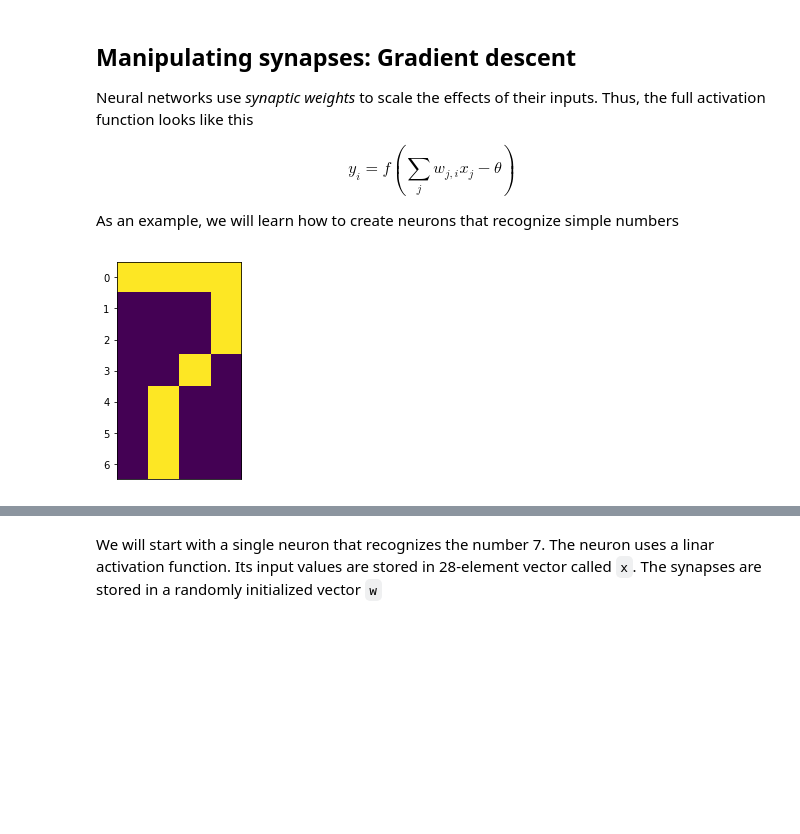
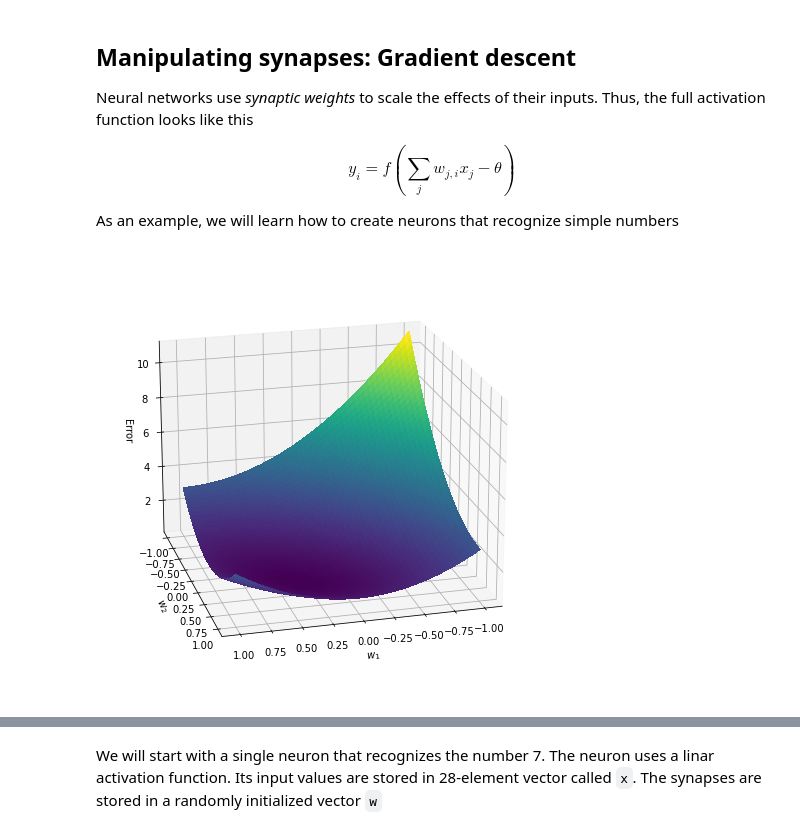
Before and after one commit to TheRealDrDre/CompCogNeuro, a Jupyter notebook: ANN/ANN_1.ipynb, the cells around one changed output, grey strips where cells are left out. Cells and saved outputs as stored; diff of their text form; code cells hidden in the pictures; blank space fills up the shorter version.

Commit message:
Improved perceptrons

```diff
--- a/ANN/ANN_1.ipynb
+++ b/ANN/ANN_1.ipynb
@@ -110,10 +110,28 @@ y_i = f(\sum_j w_{j,i}x_j - \theta)
 $$
 
 As an example, we will learn how to create neurons that recognize simple numbers
-# %%
-num = np.loadtxt("7.txt")  # Load the corresponding file , 1...9.txt
-plt.imshow(num, interpolation="None")
-plt.xticks([])
-plt.show()
-# %% [output]
-[figure, removed]
+# %%
+w1 = np.linspace(-1, 1, 100)
+w2 = np.linspace(-1, 1, 100)
+inputs = [(0,0), (0,1), (1,0), (1,1)]
+targets = [0,0,0,1]
+
+def perceptron_error(x, y):
+    "Error function for AND perceptron"
+    err = 0.
+    for inpt, trgt in zip(inputs, targets):
+        err += (x * inpt[0] + y * inpt[1] - trgt)**2
+    return err
+
+fig = plt.figure(figsize=(8,8))
+ax = fig.add_subplot(111, projection='3d')
+x, y = np.meshgrid(w1, w2)
+z = perceptron_error(x, y)
+ax.plot_surface(x, y, z, cmap="viridis", antialiased=False)
+ax.set_xlabel(r"$w_1$")
+ax.set_ylabel(r"$w_2$")
+ax.set_zlabel("Error")
+ax.view_init(20, 75)
+plt.savefig("2d.png")
+# %% [output]
+[figure, added]
```
Also changed, not shown: parts of 2 cells of this notebook, 2 other files.
